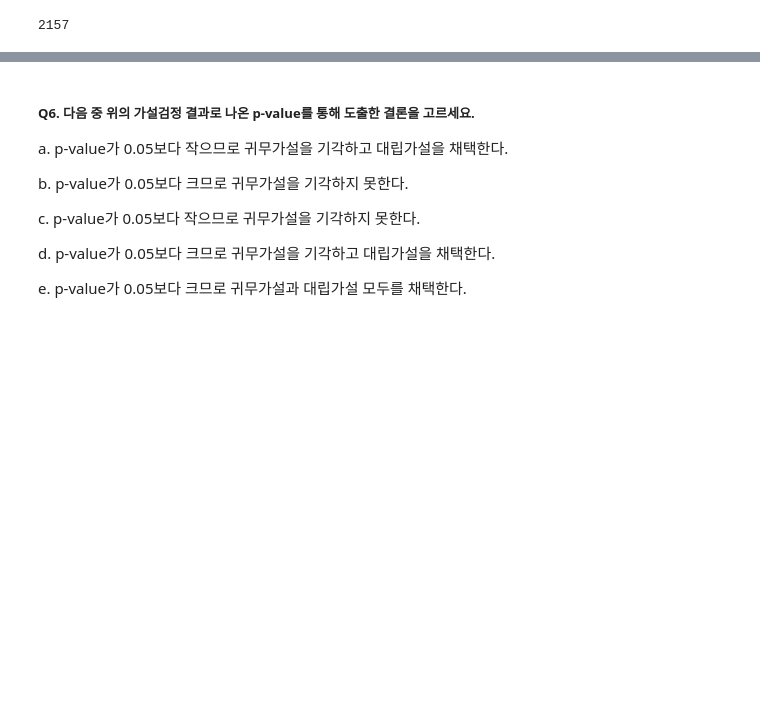
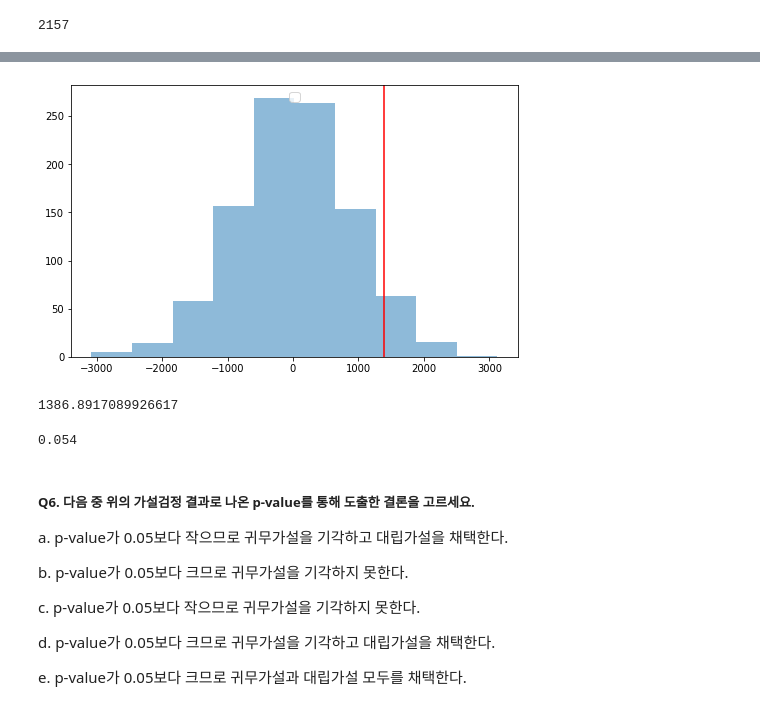
Before and after one commit to LamuneGitHub/A001_Python_Test, a Jupyter notebook: ai15-sc12x-이상필.ipynb, the cells around one changed output, grey strips where cells are left out. Saved outputs shown, nothing was run; the diff lists cells and outputs as text; code cells hidden in the pictures; blank space fills up the shorter version.

```diff
--- a/ai15-sc12x-이상필.ipynb
+++ b/ai15-sc12x-이상필.ipynb
@@ -447,0 +424,13 @@ df_yes
+# %%
+# P value
+sample_diff_mean = df_yes['Income'].mean() - df_no['Income'].mean()
+
+sample_diff_std = np.std(boot_diff)
+
+plt.figure(figsize=(8,5))
+null_vals = np.random.normal(0, sample_diff_std, sample_count)
+plt.hist(null_vals, alpha=0.5, )
+plt.axvline(sample_diff_mean, color='r', )
+plt.legend(loc=9, fontsize=13)
+plt.show()
+# %% [output]
@@ -448,3 +438,13 @@ df_yes
+[figure, added]
+# %%
+sample_diff_mean
+# %% [output]
+1386.8917089926617
+# %%
+p = ( null_vals > sample_diff_mean ).mean()
+p
+# %% [output]
+0.054
 # %% [markdown]
 ##### **Q6. 다음 중 위의 가설검정 결과로 나온 p-value를 통해 도출한 결론을 고르세요.**
 
```
Also changed, not shown: parts of 8 cells of this notebook.
